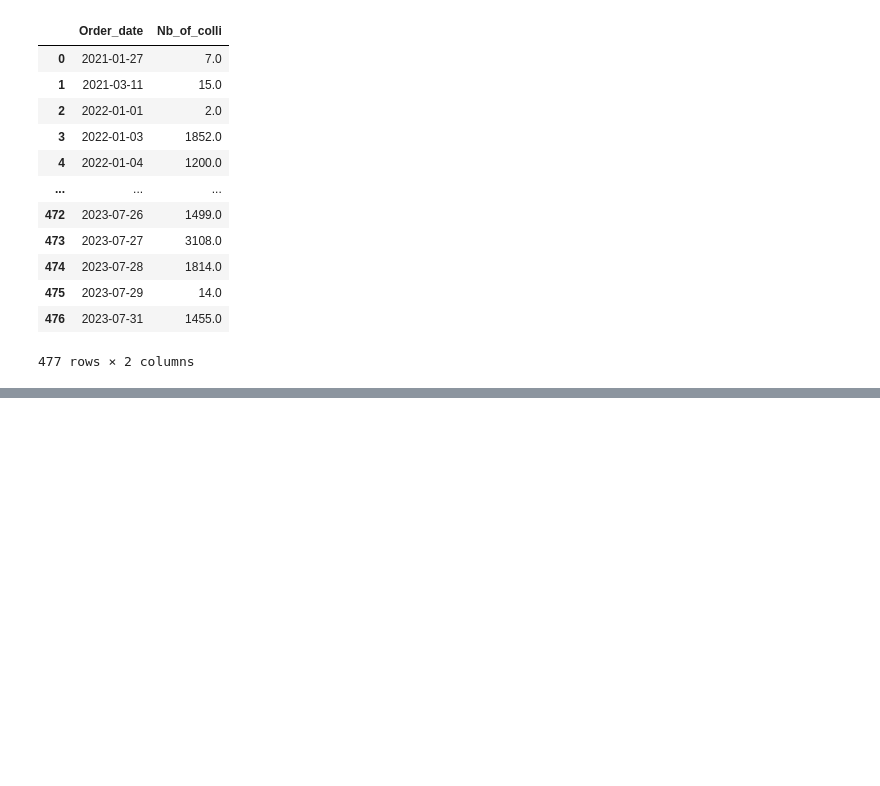
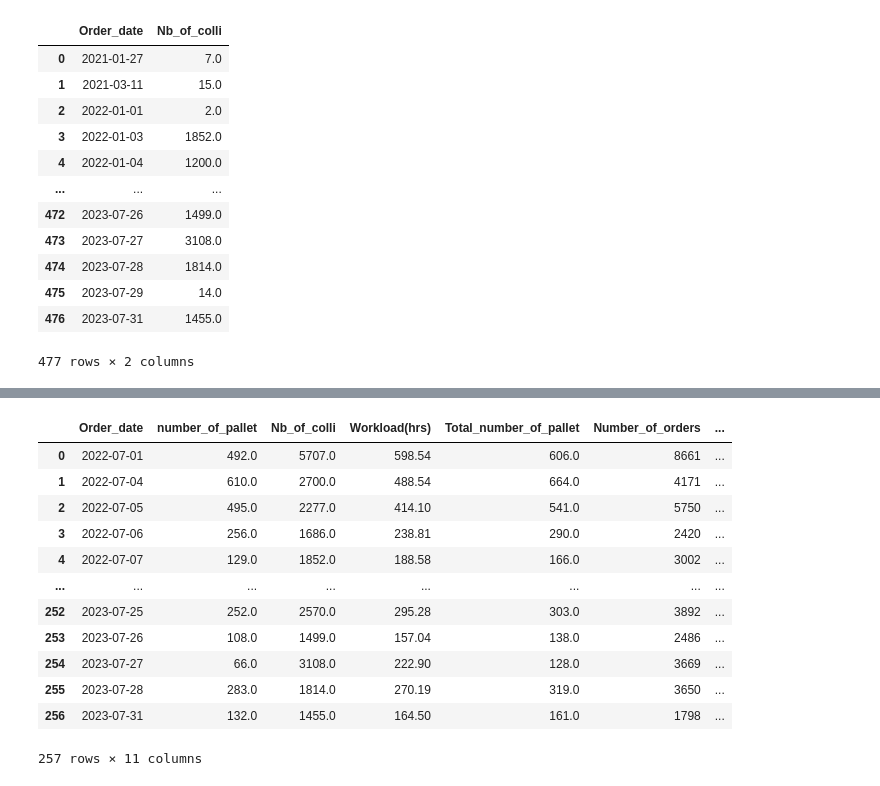
Before and after one commit to HarveyMariya/DataScience_UHasselt, a Jupyter notebook: Python_Scripts/Data_Science_Project/Data_wrangling_DS_project.ipynb, the cells around one changed output, grey strips where cells are left out. Saved outputs shown, nothing was run; the diff lists cells and outputs as text; code cells hidden in the pictures; blank space fills up the shorter version.

```diff
--- a/Python_Scripts/Data_Science_Project/Data_wrangling_DS_project.ipynb
+++ b/Python_Scripts/Data_Science_Project/Data_wrangling_DS_project.ipynb
@@ -668,0 +942,29 @@ unique_order_number_colli.sort_values(by='Order_date', ascending=True)
+# %%
+# Extract from the date
+
+outbound_new2['day'] = outbound_new2['Order_date'].dt.day
+outbound_new2['month'] = outbound_new2['Order_date'].dt.month
+outbound_new2['week'] = outbound_new2['Order_date'].dt.isocalendar().week
+outbound_new2['quarter'] = outbound_new2['Order_date'].dt.quarter
+# %%
+# Round the columns
+
+outbound_new2['Workload(hrs)'] = outbound_new2['Workload(hrs)'].round(2)
+
+outbound_new2['Total_number_of_pallet'] = outbound_new2['Total_number_of_pallet'].round()
+
+outbound_new2
+# %% [output]
+|  | Order_date | number_of_pallet | Nb_of_colli | Workload(hrs) | Total_number_of_pallet | Number_of_orders | ... |
+| 0 | 2022-07-01 | 492.0 | 5707.0 | 598.54 | 606.0 | 8661 | ... |
+| 1 | 2022-07-04 | 610.0 | 2700.0 | 488.54 | 664.0 | 4171 | ... |
+| 2 | 2022-07-05 | 495.0 | 2277.0 | 414.10 | 541.0 | 5750 | ... |
+| 3 | 2022-07-06 | 256.0 | 1686.0 | 238.81 | 290.0 | 2420 | ... |
+| 4 | 2022-07-07 | 129.0 | 1852.0 | 188.58 | 166.0 | 3002 | ... |
+| ... | ... | ... | ... | ... | ... | ... | ... |
+| 252 | 2023-07-25 | 252.0 | 2570.0 | 295.28 | 303.0 | 3892 | ... |
+| 253 | 2023-07-26 | 108.0 | 1499.0 | 157.04 | 138.0 | 2486 | ... |
+| 254 | 2023-07-27 | 66.0 | 3108.0 | 222.90 | 128.0 | 3669 | ... |
+| 255 | 2023-07-28 | 283.0 | 1814.0 | 270.19 | 319.0 | 3650 | ... |
+| 256 | 2023-07-31 | 132.0 | 1455.0 | 164.50 | 161.0 | 1798 | ... |
+257 rows × 11 columns
```
Also changed, not shown: parts of 26 cells of this notebook, 2 other files.
